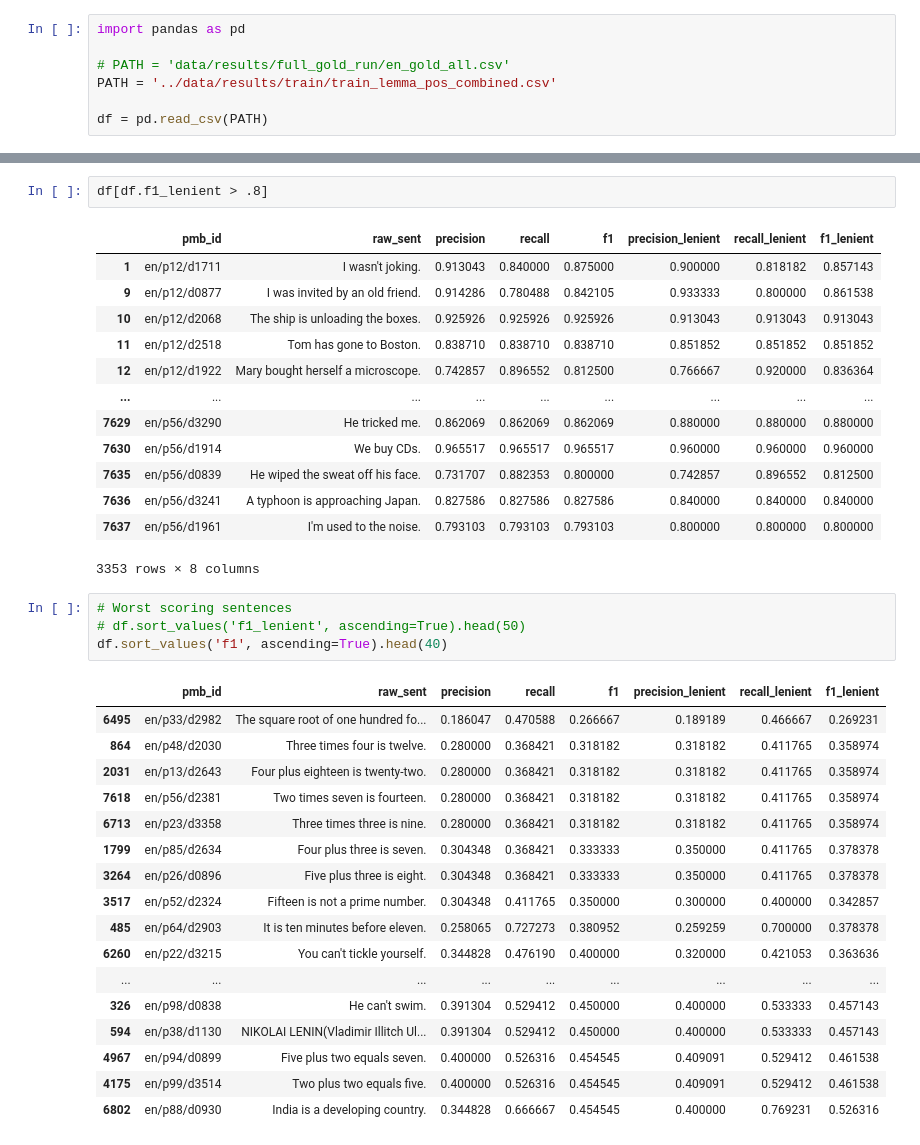
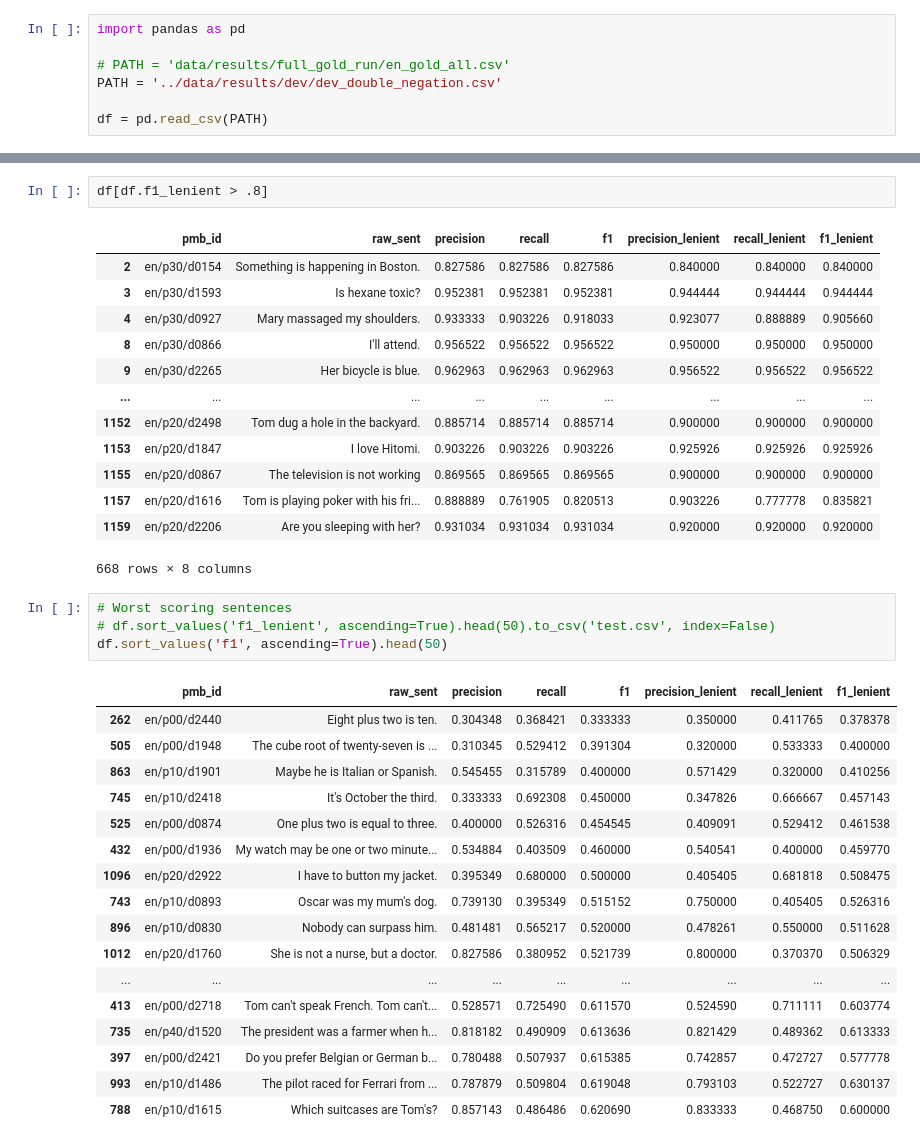
Before and after one commit to WPoelman/ud-boxer, a Jupyter notebook: notebooks/_result_analysis.ipynb, the cells around one changed output, grey strips where cells are left out. Saved outputs shown, nothing was run; the diff lists cells and outputs as text.

```diff
--- a/notebooks/_result_analysis.ipynb
+++ b/notebooks/_result_analysis.ipynb
@@ -2,7 +2,7 @@
 import pandas as pd
 
 # PATH = 'data/results/full_gold_run/en_gold_all.csv'
-PATH = '../data/results/train/train_lemma_pos_combined.csv'
+PATH = '../data/results/dev/dev_double_negation.csv'
 
 df = pd.read_csv(PATH)
 # %%
@@ -30,40 +30,40 @@ df.sort_values('f1_lenient', ascending=False).head(20)
 df[df.f1_lenient > .8]
 # %% [output]
 |  | pmb_id | raw_sent | precision | recall | f1 | precision_lenient | recall_lenient | f1_lenient |
-| 1 | en/p12/d1711 | I wasn't joking. | 0.913043 | 0.840000 | 0.875000 | 0.900000 | 0.818182 | 0.857143 |
-| 9 | en/p12/d0877 | I was invited by an old friend. | 0.914286 | 0.780488 | 0.842105 | 0.933333 | 0.800000 | 0.861538 |
-| 10 | en/p12/d2068 | The ship is unloading the boxes. | 0.925926 | 0.925926 | 0.925926 | 0.913043 | 0.913043 | 0.913043 |
-| 11 | en/p12/d2518 | Tom has gone to Boston. | 0.838710 | 0.838710 | 0.838710 | 0.851852 | 0.851852 | 0.851852 |
-| 12 | en/p12/d1922 | Mary bought herself a microscope. | 0.742857 | 0.896552 | 0.812500 | 0.766667 | 0.920000 | 0.836364 |
+| 2 | en/p30/d0154 | Something is happening in Boston. | 0.827586 | 0.827586 | 0.827586 | 0.840000 | 0.840000 | 0.840000 |
+| 3 | en/p30/d1593 | Is hexane toxic? | 0.952381 | 0.952381 | 0.952381 | 0.944444 | 0.944444 | 0.944444 |
+| 4 | en/p30/d0927 | Mary massaged my shoulders. | 0.933333 | 0.903226 | 0.918033 | 0.923077 | 0.888889 | 0.905660 |
+| 8 | en/p30/d0866 | I'll attend. | 0.956522 | 0.956522 | 0.956522 | 0.950000 | 0.950000 | 0.950000 |
+| 9 | en/p30/d2265 | Her bicycle is blue. | 0.962963 | 0.962963 | 0.962963 | 0.956522 | 0.956522 | 0.956522 |
 | ... | ... | ... | ... | ... | ... | ... | ... | ... |
-| 7629 | en/p56/d3290 | He tricked me. | 0.862069 | 0.862069 | 0.862069 | 0.880000 | 0.880000 | 0.880000 |
-| 7630 | en/p56/d1914 | We buy CDs. | 0.965517 | 0.965517 | 0.965517 | 0.960000 | 0.960000 | 0.960000 |
-| 7635 | en/p56/d0839 | He wiped the sweat off his face. | 0.731707 | 0.882353 | 0.800000 | 0.742857 | 0.896552 | 0.812500 |
-| 7636 | en/p56/d3241 | A typhoon is approaching Japan. | 0.827586 | 0.827586 | 0.827586 | 0.840000 | 0.840000 | 0.840000 |
-| 7637 | en/p56/d1961 | I'm used to the noise. | 0.793103 | 0.793103 | 0.793103 | 0.800000 | 0.800000 | 0.800000 |
+| 1152 | en/p20/d2498 | Tom dug a hole in the backyard. | 0.885714 | 0.885714 | 0.885714 | 0.900000 | 0.900000 | 0.900000 |
+| 1153 | en/p20/d1847 | I love Hitomi. | 0.903226 | 0.903226 | 0.903226 | 0.925926 | 0.925926 | 0.925926 |
+| 1155 | en/p20/d0867 | The television is not working | 0.869565 | 0.869565 | 0.869565 | 0.900000 | 0.900000 | 0.900000 |
+| 1157 | en/p20/d1616 | Tom is playing poker with his fri... | 0.888889 | 0.761905 | 0.820513 | 0.903226 | 0.777778 | 0.835821 |
+| 1159 | en/p20/d2206 | Are you sleeping with her? | 0.931034 | 0.931034 | 0.931034 | 0.920000 | 0.920000 | 0.920000 |
-3353 rows × 8 columns
+668 rows × 8 columns
 # %%
 # Worst scoring sentences
-# df.sort_values('f1_lenient', ascending=True).head(50)
-df.sort_values('f1', ascending=True).head(40)
+# df.sort_values('f1_lenient', ascending=True).head(50).to_csv('test.csv', index=False)
+df.sort_values('f1', ascending=True).head(50)
 # %% [output]
 |  | pmb_id | raw_sent | precision | recall | f1 | precision_lenient | recall_lenient | f1_lenient |
-| 6495 | en/p33/d2982 | The square root of one hundred fo... | 0.186047 | 0.470588 | 0.266667 | 0.189189 | 0.466667 | 0.269231 |
-| 864 | en/p48/d2030 | Three times four is twelve. | 0.280000 | 0.368421 | 0.318182 | 0.318182 | 0.411765 | 0.358974 |
-| 2031 | en/p13/d2643 | Four plus eighteen is twenty-two. | 0.280000 | 0.368421 | 0.318182 | 0.318182 | 0.411765 | 0.358974 |
-| 7618 | en/p56/d2381 | Two times seven is fourteen. | 0.280000 | 0.368421 | 0.318182 | 0.318182 | 0.411765 | 0.358974 |
-| 6713 | en/p23/d3358 | Three times three is nine. | 0.280000 | 0.368421 | 0.318182 | 0.318182 | 0.411765 | 0.358974 |
-| 1799 | en/p85/d2634 | Four plus three is seven. | 0.304348 | 0.368421 | 0.333333 | 0.350000 | 0.411765 | 0.378378 |
-| 3264 | en/p26/d0896 | Five plus three is eight. | 0.304348 | 0.368421 | 0.333333 | 0.350000 | 0.411765 | 0.378378 |
-| 3517 | en/p52/d2324 | Fifteen is not a prime number. | 0.304348 | 0.411765 | 0.350000 | 0.300000 | 0.400000 | 0.342857 |
-| 485 | en/p64/d2903 | It is ten minutes before eleven. | 0.258065 | 0.727273 | 0.380952 | 0.259259 | 0.700000 | 0.378378 |
-| 6260 | en/p22/d3215 | You can't tickle yourself. | 0.344828 | 0.476190 | 0.400000 | 0.320000 | 0.421053 | 0.363636 |
+| 262 | en/p00/d2440 | Eight plus two is ten. | 0.304348 | 0.368421 | 0.333333 | 0.350000 | 0.411765 | 0.378378 |
+| 505 | en/p00/d1948 | The cube root of twenty-seven is ... | 0.310345 | 0.529412 | 0.391304 | 0.320000 | 0.533333 | 0.400000 |
+| 863 | en/p10/d1901 | Maybe he is Italian or Spanish. | 0.545455 | 0.315789 | 0.400000 | 0.571429 | 0.320000 | 0.410256 |
+| 745 | en/p10/d2418 | It's October the third. | 0.333333 | 0.692308 | 0.450000 | 0.347826 | 0.666667 | 0.457143 |
+| 525 | en/p00/d0874 | One plus two is equal to three. | 0.400000 | 0.526316 | 0.454545 | 0.409091 | 0.529412 | 0.461538 |
+| 432 | en/p00/d1936 | My watch may be one or two minute... | 0.534884 | 0.403509 | 0.460000 | 0.540541 | 0.400000 | 0.459770 |
+| 1096 | en/p20/d2922 | I have to button my jacket. | 0.395349 | 0.680000 | 0.500000 | 0.405405 | 0.681818 | 0.508475 |
+| 743 | en/p10/d0893 | Oscar was my mum's dog. | 0.739130 | 0.395349 | 0.515152 | 0.750000 | 0.405405 | 0.526316 |
+| 896 | en/p10/d0830 | Nobody can surpass him. | 0.481481 | 0.565217 | 0.520000 | 0.478261 | 0.550000 | 0.511628 |
+| 1012 | en/p20/d1760 | She is not a nurse, but a doctor. | 0.827586 | 0.380952 | 0.521739 | 0.800000 | 0.370370 | 0.506329 |
 | ... | ... | ... | ... | ... | ... | ... | ... | ... |
-| 326 | en/p98/d0838 | He can't swim. | 0.391304 | 0.529412 | 0.450000 | 0.400000 | 0.533333 | 0.457143 |
-| 594 | en/p38/d1130 | NIKOLAI LENIN(Vladimir Illitch Ul... | 0.391304 | 0.529412 | 0.450000 | 0.400000 | 0.533333 | 0.457143 |
-| 4967 | en/p94/d0899 | Five plus two equals seven. | 0.400000 | 0.526316 | 0.454545 | 0.409091 | 0.529412 | 0.461538 |
-| 4175 | en/p99/d3514 | Two plus two equals five. | 0.400000 | 0.526316 | 0.454545 | 0.409091 | 0.529412 | 0.461538 |
-| 6802 | en/p88/d0930 | India is a developing country. | 0.344828 | 0.666667 | 0.454545 | 0.400000 | 0.769231 | 0.526316 |
+| 413 | en/p00/d2718 | Tom can't speak French. Tom can't... | 0.528571 | 0.725490 | 0.611570 | 0.524590 | 0.711111 | 0.603774 |
+| 735 | en/p40/d1520 | The president was a farmer when h... | 0.818182 | 0.490909 | 0.613636 | 0.821429 | 0.489362 | 0.613333 |
+| 397 | en/p00/d2421 | Do you prefer Belgian or German b... | 0.780488 | 0.507937 | 0.615385 | 0.742857 | 0.472727 | 0.577778 |
+| 993 | en/p10/d1486 | The pilot raced for Ferrari from ... | 0.787879 | 0.509804 | 0.619048 | 0.793103 | 0.522727 | 0.630137 |
+| 788 | en/p10/d1615 | Which suitcases are Tom's? | 0.857143 | 0.486486 | 0.620690 | 0.833333 | 0.468750 | 0.600000 |
 # %%
 # Get long sentences that score high
 df.sort_values("raw_sent", key=lambda x: x.str.len(), ascending=False) \
```
Also changed, not shown: parts of 2 cells of this notebook, 5 other files.
